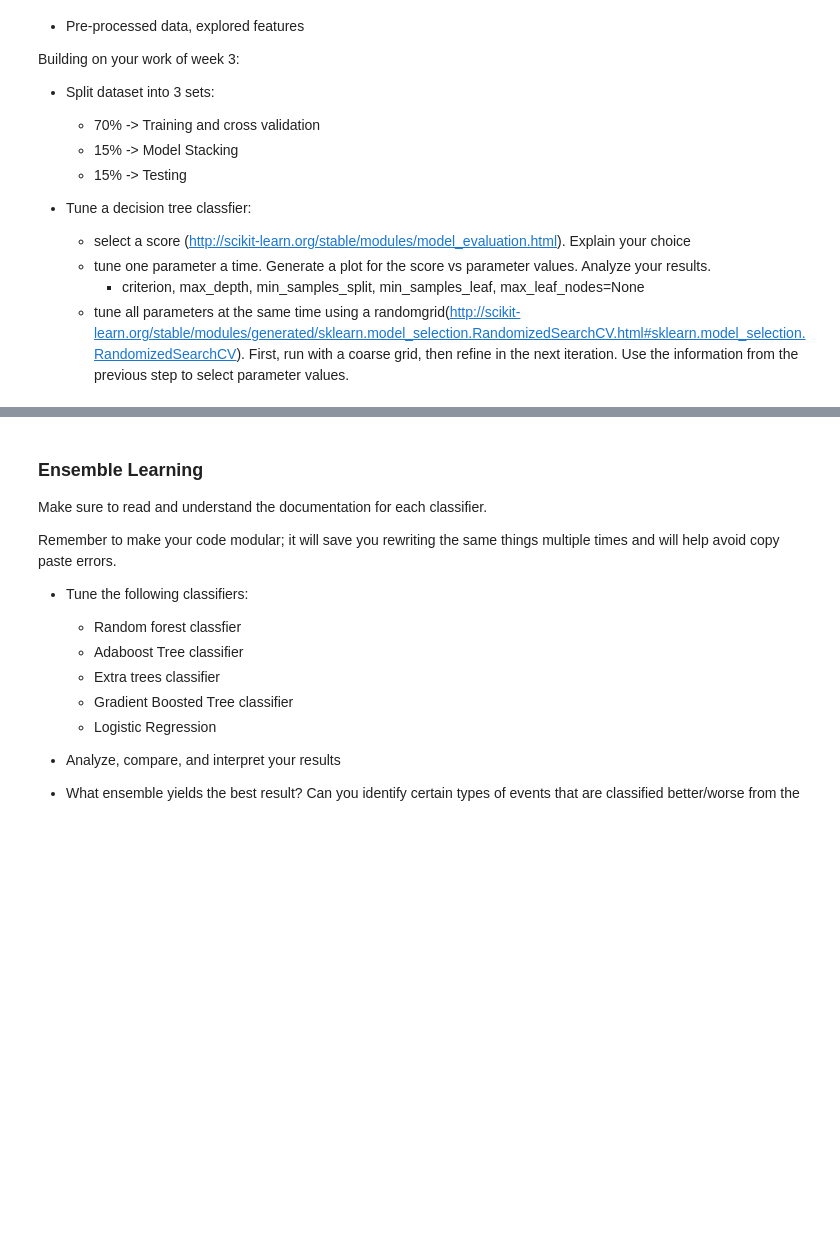
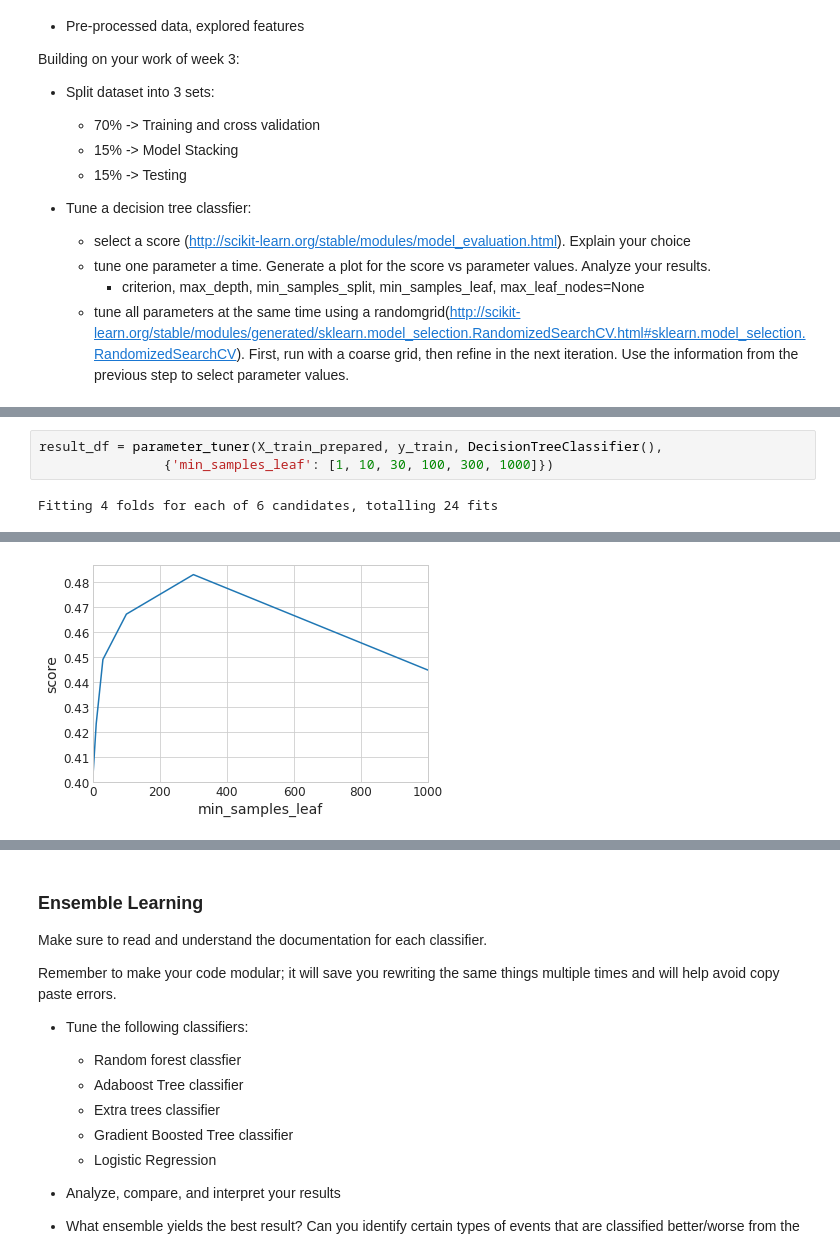
Before and after one commit to derek-pyne/ml_playground, a Jupyter notebook: classes/machine_learning/W7_Pyne_qq233068.ipynb, the cells around one changed output, grey strips where cells are left out. Saved outputs shown, nothing was run; the diff lists cells and outputs as text; blank space fills up the shorter version.

```diff
--- a/classes/machine_learning/W7_Pyne_qq233068.ipynb
+++ b/classes/machine_learning/W7_Pyne_qq233068.ipynb
@@ -52,0 +160,5 @@ df = pd.read_excel("/path/to/file/default of credit card clients.xls",
+# %%
+result_df = parameter_tuner(X_train_prepared, y_train, DecisionTreeClassifier(),
+                {'min_samples_leaf': [1, 10, 30, 100, 300, 1000]})
+# %% [output]
+Fitting 4 folds for each of 6 candidates, totalling 24 fits
@@ -52,0 +166 @@ df = pd.read_excel("/path/to/file/default of credit card clients.xls",
+[figure, added]
```
Also changed, not shown: parts of 49 cells of this notebook.
